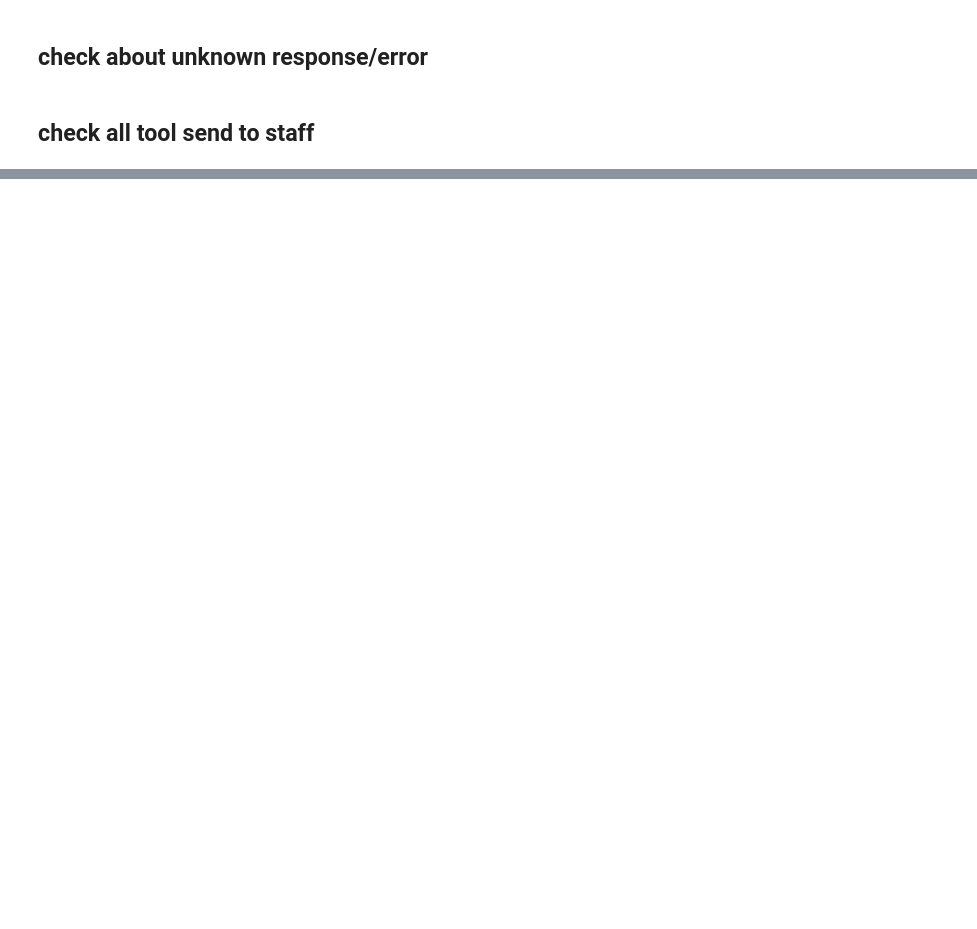
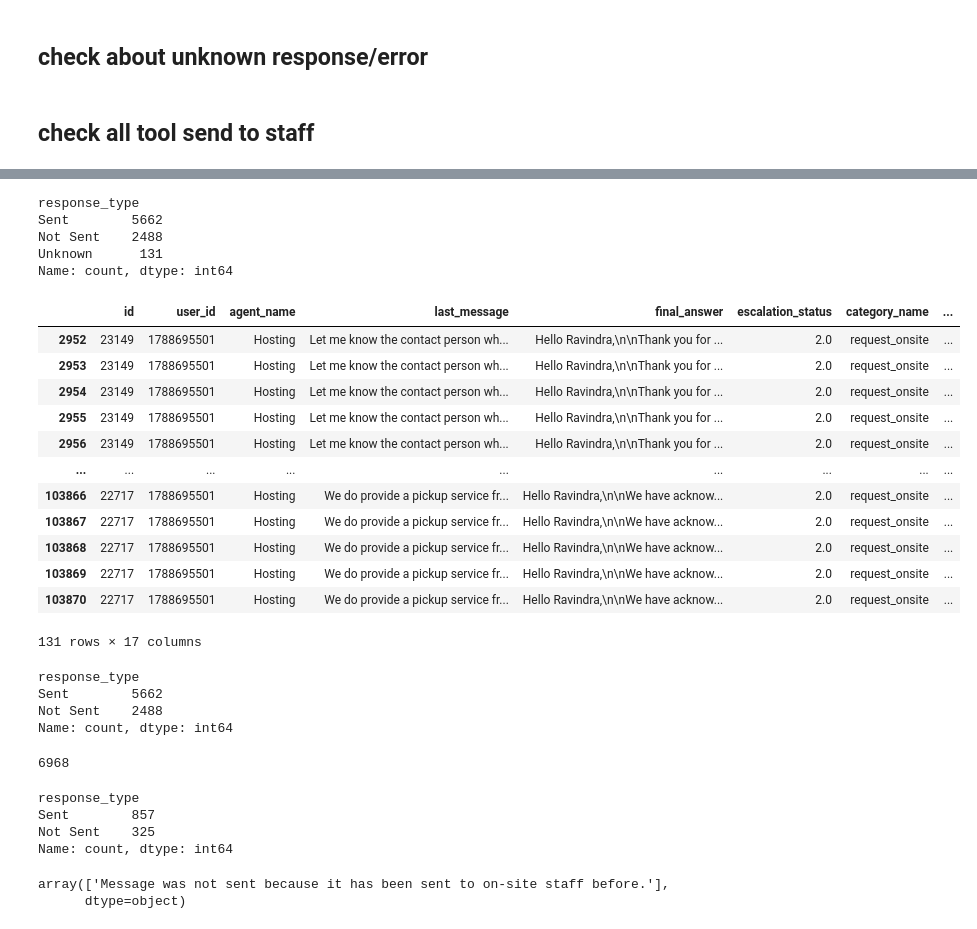
Before and after one commit to riparuk/GRMS, a Jupyter notebook: dataset_exploration.ipynb, the cells around one changed output, grey strips where cells are left out. Drawn from its saved outputs; the diff is of its cells as text; code cells hidden in the pictures; blank space fills up the shorter version.

```diff
--- a/dataset_exploration.ipynb
+++ b/dataset_exploration.ipynb
@@ -471,0 +735,4 @@ InvalidIndexError: (slice(None, None, None), 'information')
+# %%
+# check if booking id is same as user id
+onsite_requests['booking_id_match'] = onsite_requests['booking_id'] == onsite_requests['user_id']
+onsite_requests['booking_id_match'].value_counts()
@@ -471,0 +756,5 @@ InvalidIndexError: (slice(None, None, None), 'information')
+# %%
+# drop where booking id match is false
+onsite_requests = onsite_requests[onsite_requests['booking_id_match'] == True]
+onsite_requests.drop(columns=['booking_id_match'], inplace=True)
+onsite_requests.info()
@@ -471,0 +779,3 @@ InvalidIndexError: (slice(None, None, None), 'information')
+# %%
+new_df = onsite_requests.copy()
+new_df.info()
@@ -471,0 +800,3 @@ InvalidIndexError: (slice(None, None, None), 'information')
+# %%
+new_df.dropna(inplace=True)
+new_df.info()
@@ -471,0 +821,34 @@ InvalidIndexError: (slice(None, None, None), 'information')
+# %%
+new_df['response_type'].value_counts()
+# %% [output]
+response_type
+Sent        5662
+Not Sent    2488
+Unknown      131
+Name: count, dtype: int64
+# %%
+unknown = new_df[new_df['response_type'] == 'Unknown']
+unknown
+# %% [output]
+|  | id | user_id | agent_name | last_message | final_answer | escalation_status | category_name | ... |
+| 2952 | 23149 | 1788695501 | Hosting | Let me know the contact person wh... | Hello Ravindra,\n\nThank you for ... | 2.0 | request_onsite | ... |
+| 2953 | 23149 | 1788695501 | Hosting | Let me know the contact person wh... | Hello Ravindra,\n\nThank you for ... | 2.0 | request_onsite | ... |
+| 2954 | 23149 | 1788695501 | Hosting | Let me know the contact person wh... | Hello Ravindra,\n\nThank you for ... | 2.0 | request_onsite | ... |
+| 2955 | 23149 | 1788695501 | Hosting | Let me know the contact person wh... | Hello Ravindra,\n\nThank you for ... | 2.0 | request_onsite | ... |
+| 2956 | 23149 | 1788695501 | Hosting | Let me know the contact person wh... | Hello Ravindra,\n\nThank you for ... | 2.0 | request_onsite | ... |
+| ... | ... | ... | ... | ... | ... | ... | ... | ... |
+| 103866 | 22717 | 1788695501 | Hosting | We do provide a pickup service fr... | Hello Ravindra,\n\nWe have acknow... | 2.0 | request_onsite | ... |
+| 103867 | 22717 | 1788695501 | Hosting | We do provide a pickup service fr... | Hello Ravindra,\n\nWe have acknow... | 2.0 | request_onsite | ... |
+| 103868 | 22717 | 1788695501 | Hosting | We do provide a pickup service fr... | Hello Ravindra,\n\nWe have acknow... | 2.0 | request_onsite | ... |
+| 103869 | 22717 | 1788695501 | Hosting | We do provide a pickup service fr... | Hello Ravindra,\n\nWe have acknow... | 2.0 | request_onsite | ... |
+| 103870 | 22717 | 1788695501 | Hosting | We do provide a pickup service fr... | Hello Ravindra,\n\nWe have acknow... | 2.0 | request_onsite | ... |
+131 rows × 17 columns
+# %%
+# new df drop unknown
+new_df = new_df[new_df['response_type'] != 'Unknown']
+new_df['response_type'].value_counts()
+# %% [output]
+response_type
+Sent        5662
+Not Sent    2488
+Name: count, dtype: int64
@@ -471,0 +858,4 @@ InvalidIndexError: (slice(None, None, None), 'information')
+# %%
+new_df.duplicated().sum()
+# %% [output]
+6968
@@ -471,0 +864,13 @@ InvalidIndexError: (slice(None, None, None), 'information')
+# %%
+new_df['response_type'].value_counts()
+# %% [output]
+response_type
+Sent        857
+Not Sent    325
+Name: count, dtype: int64
+# %%
+# get unique information where response type is not sent
+new_df[new_df['response_type'] == 'Not Sent']['information'].unique()
+# %% [output]
+array(['Message was not sent because it has been sent to on-site staff before.'],
+      dtype=object)
```
Also changed, not shown: parts of 110 cells of this notebook, 1 other file.
